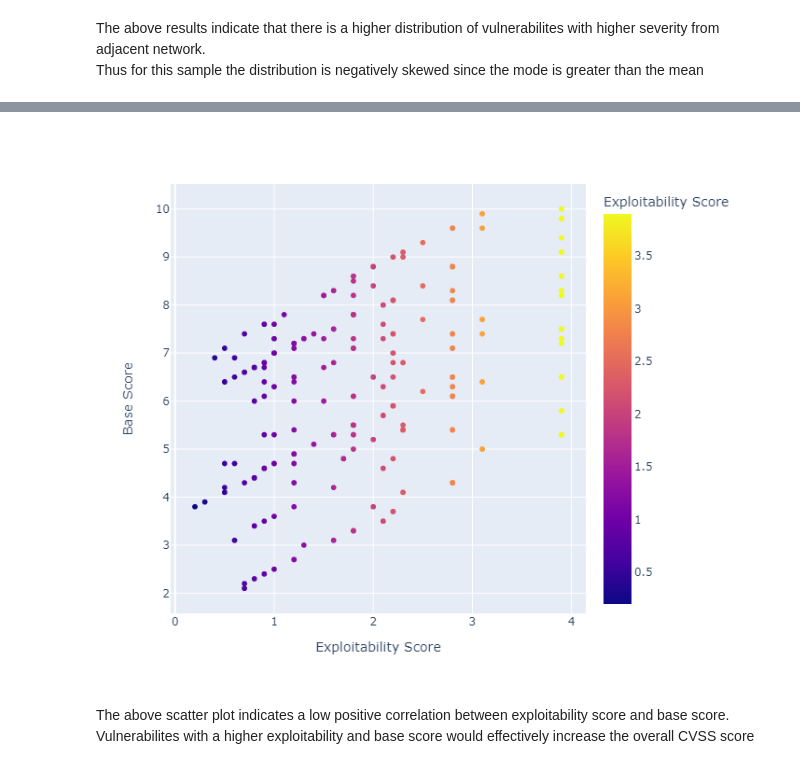
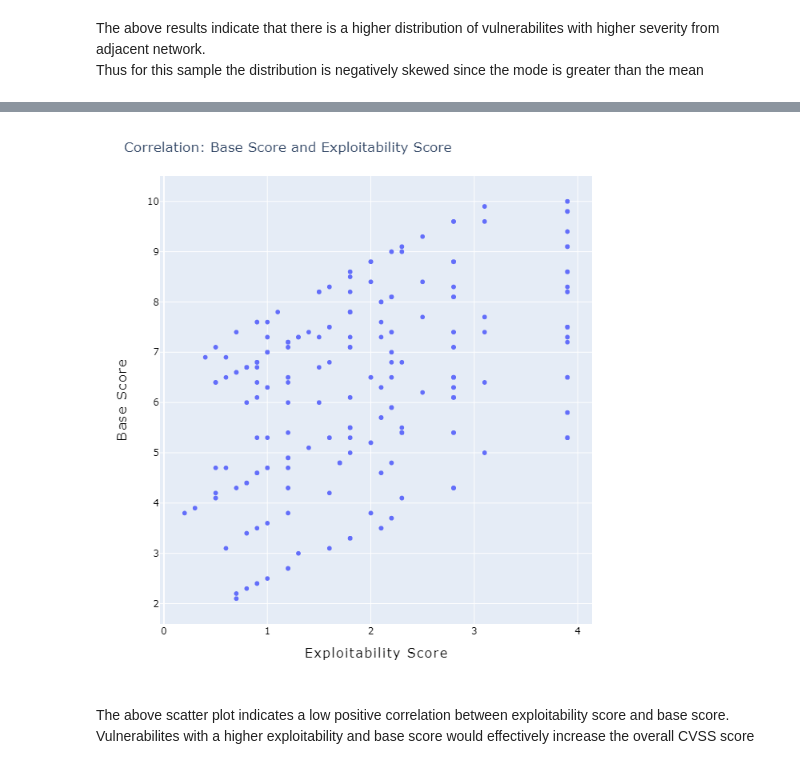
Before and after one commit to XvXAdrienXvX/VMAnalytics, a Jupyter notebook: Notebooks/demo.ipynb, the cells around one changed output, grey strips where cells are left out. Drawn from its saved outputs; the diff is of its cells as text; code cells hidden in the pictures.

```diff
--- a/Notebooks/demo.ipynb
+++ b/Notebooks/demo.ipynb
@@ -124,7 +109,17 @@ dt_analyzer.show_histogram(mean_df_exploitability_score, "Attack Vector", "Explo
-# %%
-dt_analyzer.show_correlation_scatter_plot(processed_df, "exploitabilityScore", "baseScore", "Exploitability Score", "Base Score" , 700, 600, "", "png")
-# %% [output]
-[figure, removed]
+# %%
+options = {
+    'xAxis': "<span style='letter-spacing: 1.3px;'>Exploitability Score</span>",
+    'yAxis': "<span style='letter-spacing: 1.3px;'>Base Score</span>",
+    'width': 700,
+    'height': 700,
+    'title': "Correlation: Base Score and Exploitability Score",
+    'format': "png",
+    'font_size': 16,
+    'font_color': "black",
+}
+dt_analyzer.show_correlation_scatter_plot(processed_df, "exploitabilityScore", "baseScore", options)
+# %% [output]
+[figure, added]
 # %% [markdown]
 The above scatter plot indicates a low positive correlation between exploitability score and base score.<br>
 Vulnerabilites with a higher exploitability and base score would effectively increase the overall CVSS score
```
Also changed, not shown: parts of 18 cells of this notebook, 2 other files.
